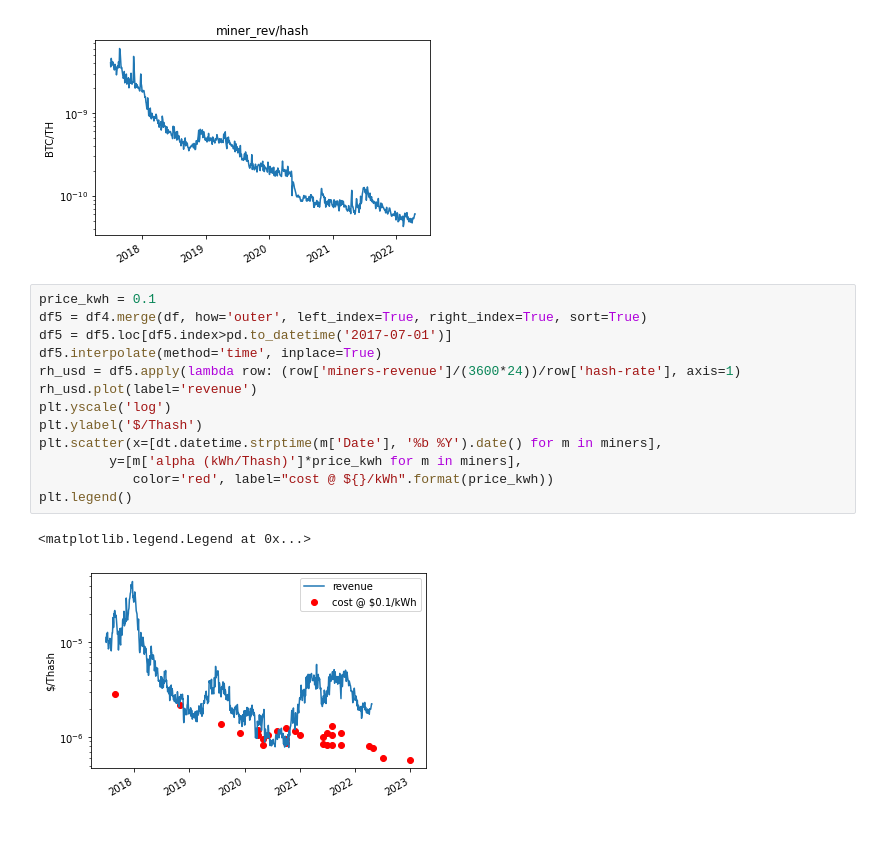
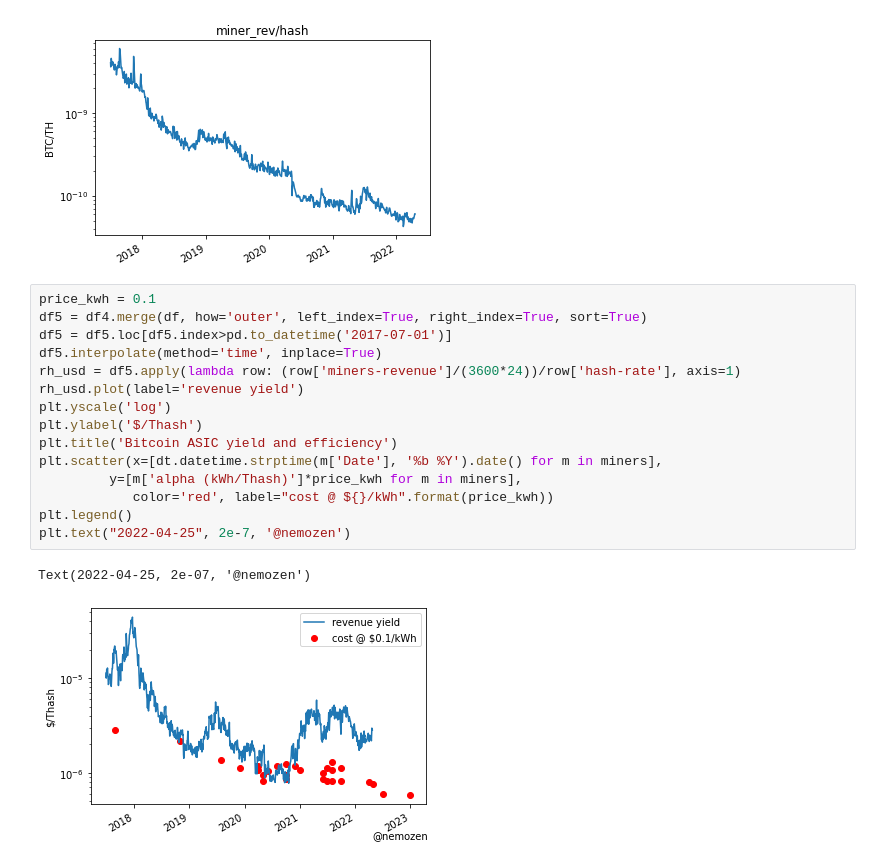
Before and after one commit to QRB-Labs/qrb, a Jupyter notebook: analysis/mining_dynamics.ipynb, the cells around one changed output. Cells and saved outputs as stored; diff of their text form; blank space fills up the shorter version.

Commit message:
updated revenue to 04/2022

```diff
--- a/analysis/mining_dynamics.ipynb
+++ b/analysis/mining_dynamics.ipynb
@@ -158,16 +158,18 @@ Text(0, 0.5, 'BTC/TH')
 # %%
 price_kwh = 0.1
 df5 = df4.merge(df, how='outer', left_index=True, right_index=True, sort=True)
 df5 = df5.loc[df5.index>pd.to_datetime('2017-07-01')]
 df5.interpolate(method='time', inplace=True)
 rh_usd = df5.apply(lambda row: (row['miners-revenue']/(3600*24))/row['hash-rate'], axis=1)
-rh_usd.plot(label='revenue')
+rh_usd.plot(label='revenue yield')
 plt.yscale('log')
 plt.ylabel('$/Thash')
+plt.title('Bitcoin ASIC yield and efficiency')
 plt.scatter(x=[dt.datetime.strptime(m['Date'], '%b %Y').date() for m in miners],
          y=[m['alpha (kWh/Thash)']*price_kwh for m in miners],
             color='red', label="cost @ ${}/kWh".format(price_kwh))
 plt.legend()
+plt.text("2022-04-25", 2e-7, '@nemozen')
 # %% [output]
-<matplotlib.legend.Legend at 0x...>
+Text(2022-04-25, 2e-07, '@nemozen')
-[figure, old version]
+[figure, new version]
```
Also changed, not shown: parts of 3 cells of this notebook, 1 other file.
